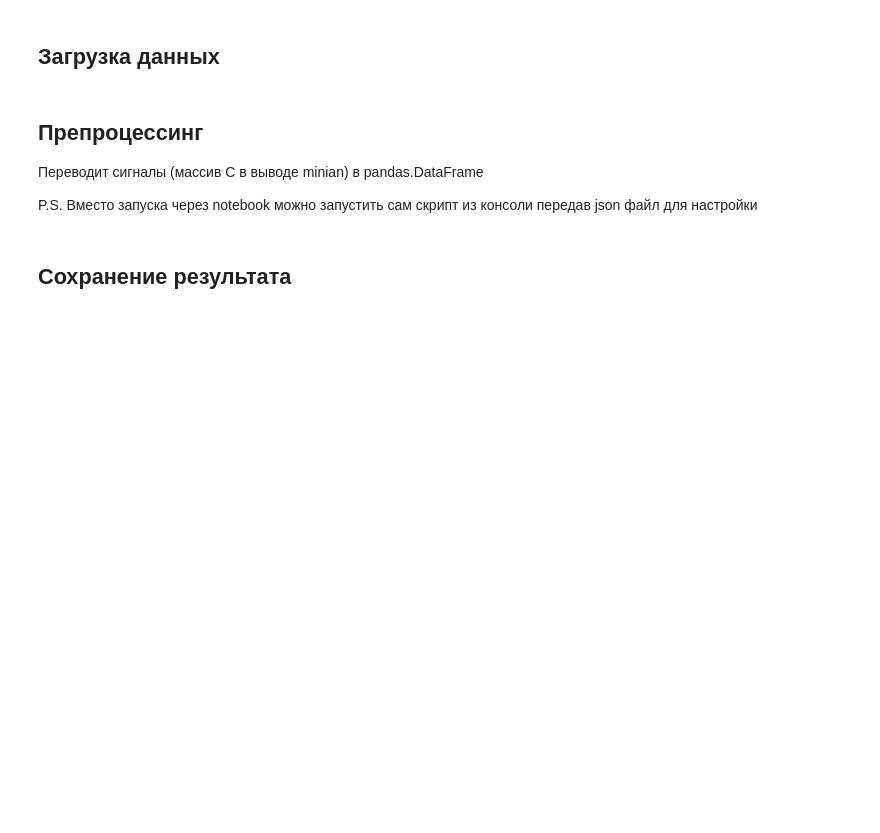
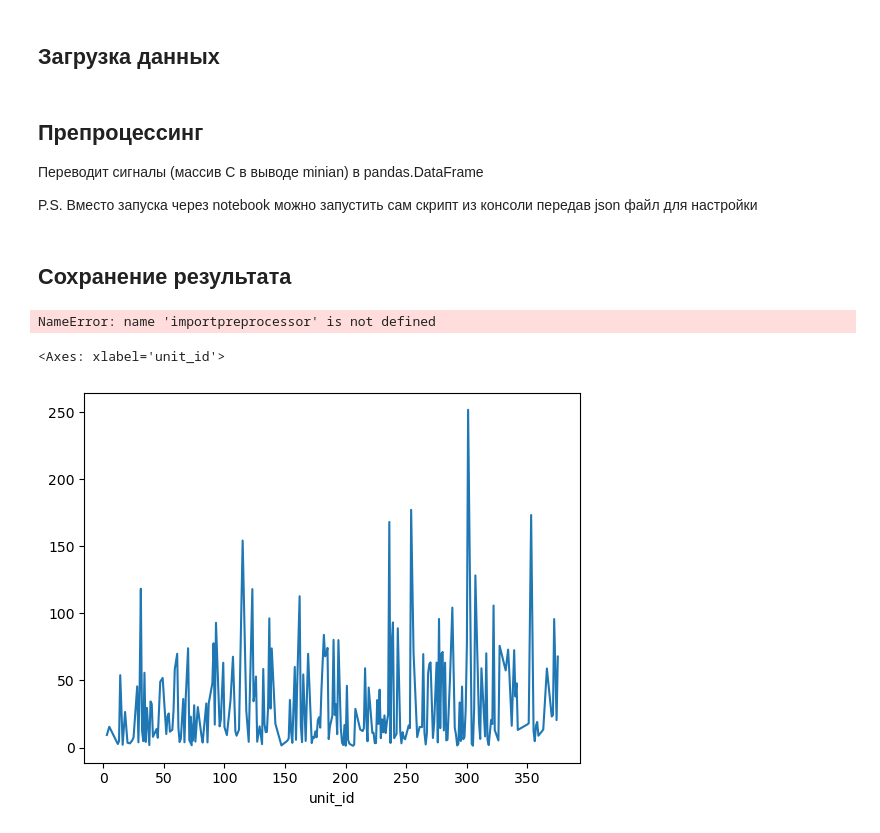
Before and after one commit to BaevDaniil/FMNA, a Jupyter notebook: preprocess.ipynb, the cells around one changed output. Drawn from its saved outputs; the diff is of its cells as text; code cells hidden in the pictures; blank space fills up the shorter version.

```diff
--- a/preprocess.ipynb
+++ b/preprocess.ipynb
@@ -37,8 +37,18 @@ data = dataloader.loadMinianData(settings['path'], settings['pattern'], settings
 
 P.S. Вместо запуска через notebook можно запустить сам скрипт из консоли передав json файл для настройки
 # %%
-signals = preprocessor.preprocessSignals(data, True)
+signals = preprocessor.preprocessSignals(data, False)
 # %% [markdown]
 ## Сохранение результата
 # %%
 preprocessor.saveSignals(signals, settings['save_path'])
+# %% [output]
+NameError: name 'importpreprocessor' is not defined
+# %%
+import numpy as np
+
+d = np.log(signals[0][1] + 1)
+((-d.mean() + d.max())/d.mean()).plot()
+# %% [output]
+<Axes: xlabel='unit_id'>
+[figure, added]
```
Also changed, not shown: parts of 4 cells of this notebook, 6 other files.
